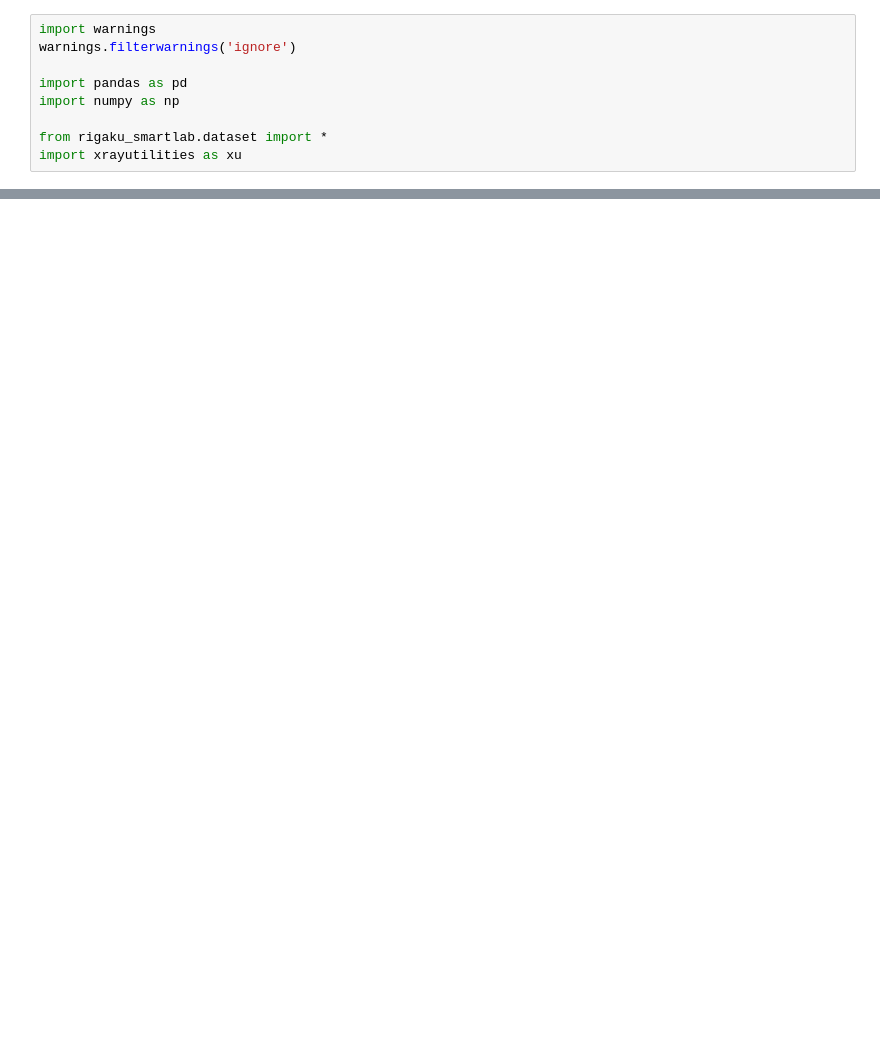
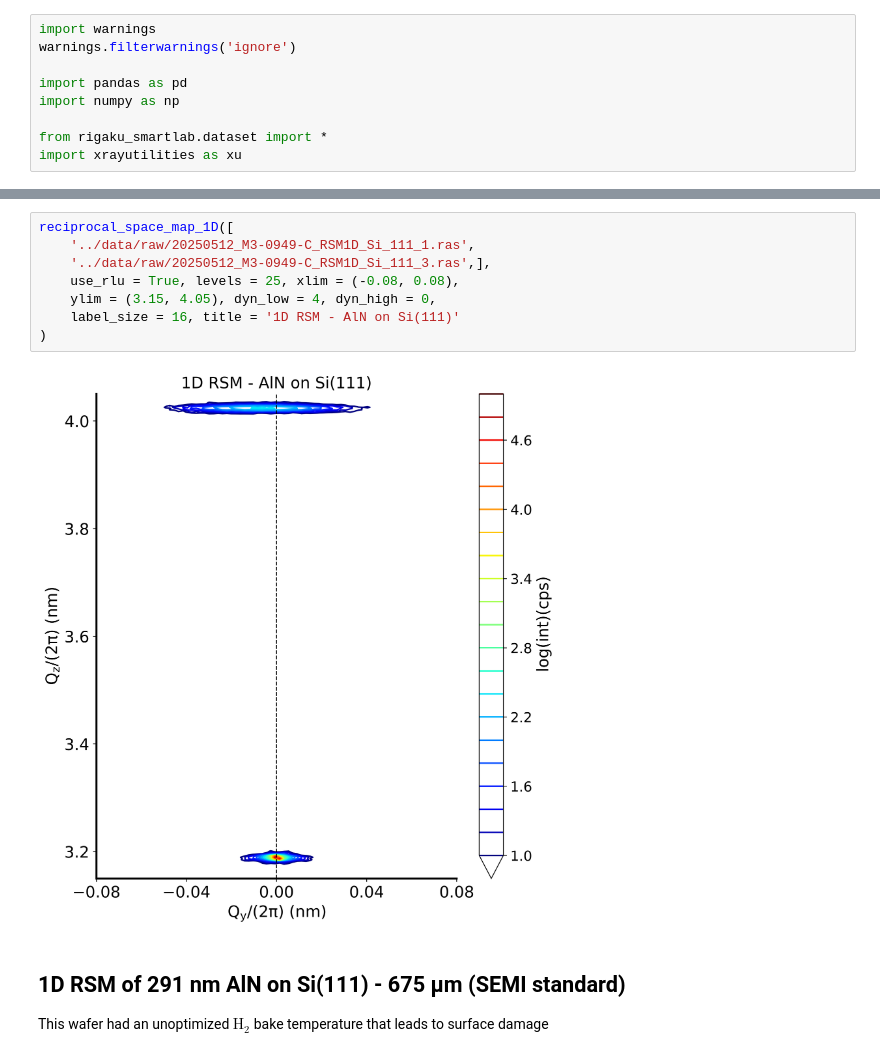
Before and after one commit to josefmtd/rigaku_smartlab, a Jupyter notebook: notebooks/2-JS-AlN_on_Si_HRXRD_RSM.ipynb, the cells around one changed output, grey strips where cells are left out. Drawn from its saved outputs; the diff is of its cells as text; blank space fills up the shorter version.

```diff
--- a/notebooks/2-JS-AlN_on_Si_HRXRD_RSM.ipynb
+++ b/notebooks/2-JS-AlN_on_Si_HRXRD_RSM.ipynb
@@ -127,0 +163,14 @@ def reciprocal_space_map_1D(list_files, use_rlu = False, xlim = None, ylim = Non
+# %%
+reciprocal_space_map_1D([
+    '../data/raw/20250512_M3-0949-C_RSM1D_Si_111_1.ras',
+    '../data/raw/20250512_M3-0949-C_RSM1D_Si_111_3.ras',],
+    use_rlu = True, levels = 25, xlim = (-0.08, 0.08),
+    ylim = (3.15, 4.05), dyn_low = 4, dyn_high = 0,
+    label_size = 16, title = '1D RSM - AlN on Si(111)'
+)
+# %% [output]
+[figure, added]
+# %% [markdown]
+## 1D RSM of 291 nm AlN on Si(111) - 675 µm (SEMI standard)
+
+This wafer had an unoptimized $\mathrm{H_2}$ bake temperature that leads to surface damage
```
Also changed, not shown: parts of 13 cells of this notebook, 1 other file.
